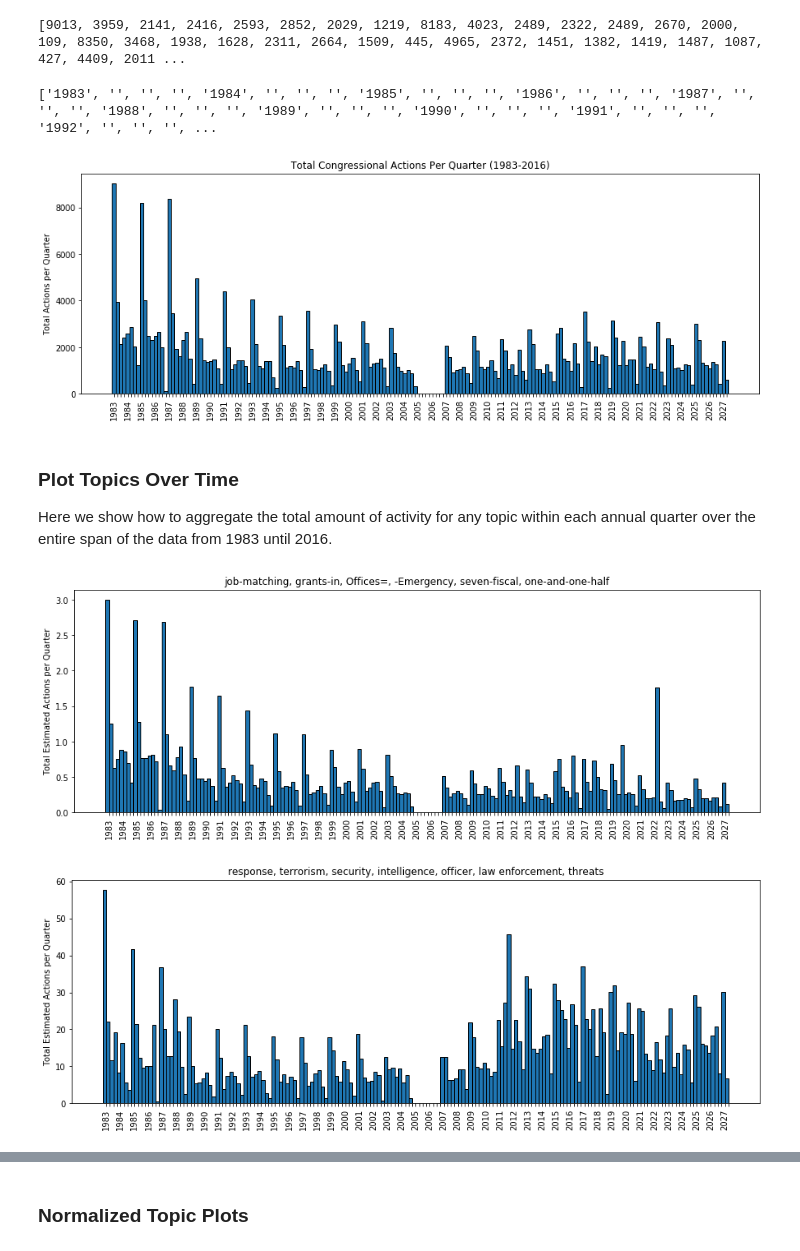
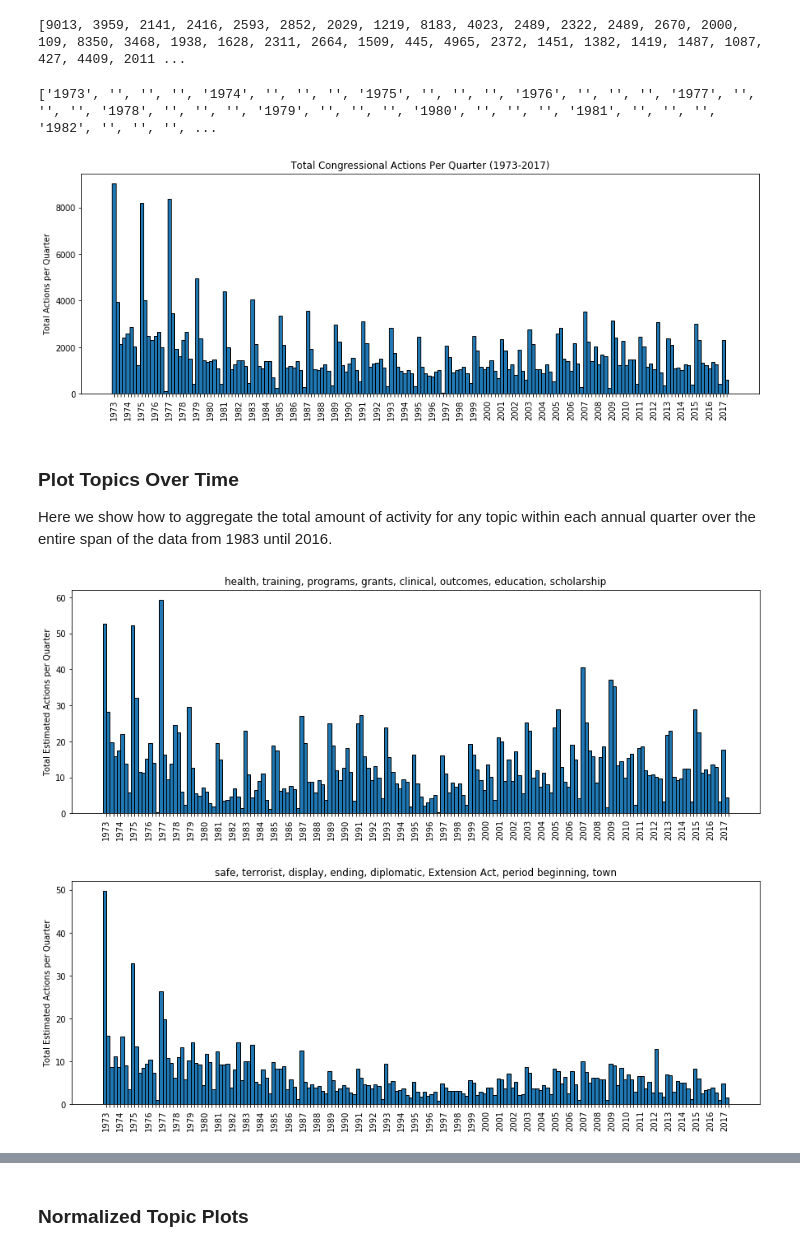
Before and after one commit to Azure-Samples/MachineLearningSamples-DocumentCollectionAnalysis, a Jupyter notebook: notebooks/5_Topic_Model_Analysis.ipynb, the cells around one changed output, grey strips where cells are left out. Saved outputs shown, nothing was run; the diff lists cells and outputs as text; code cells hidden in the pictures.

```diff
--- a/notebooks/5_Topic_Model_Analysis.ipynb
+++ b/notebooks/5_Topic_Model_Analysis.ipynb
@@ -32,7 +32,8 @@ from __future__ import print_function
 ### Load Text Data
 # %%
 # Load full TSV file including a column of text
-docsFrame = pandas.read_csv("../Data/CongressionalDataAll_Jun_2017.tsv", sep='\t')
+docsFrame = pandas.read_csv(os.path.join(os.environ['AZUREML_NATIVE_SHARE_DIRECTORY'], "CongressionalDataAll_Jun_2017.tsv"),
+                            sep='\t')
 # %%
 print(docsFrame[90:100])
 # %% [output]
@@ -171,6 +172,6 @@ plt.show()
 # %%
 # Load the topic distributions for all documents from file
-ldaDocTopicProbsFile = "../Data/CongressionalDocTopicProbs.npy"
+ldaDocTopicProbsFile = os.path.join(os.environ['AZUREML_NATIVE_SHARE_DIRECTORY'], "CongressionalDocTopicProbs.npy")
 docTopicProbs = np.load(ldaDocTopicProbsFile)
 docTopicProbs.shape
 # %% [output]
@@ -229,14 +230,14 @@ print(totalDocsPerUniqueQuarter)
 sessionQuarterLabels = []
 for i in range(0,numQuarters):
     if ( i % 4 ) == 0:
-        year = int((i/4) + 1983)
+        year = int((i/4) + 1973)
         sessionQuarterLabels.append(str(year))
     else:
         sessionQuarterLabels.append("")
 
 print (sessionQuarterLabels)
 # %% [output]
-['1983', '', '', '', '1984', '', '', '', '1985', '', '', '', '1986', '', '', '', '1987', '', '', '', '1988', '', '', '', '1989', '', '', '', '1990', '', '', '', '1991', '', '', '', '1992', '', '', '', ...
+['1973', '', '', '', '1974', '', '', '', '1975', '', '', '', '1976', '', '', '', '1977', '', '', '', '1978', '', '', '', '1979', '', '', '', '1980', '', '', '', '1981', '', '', '', '1982', '', '', '', ...
 # %%
 # Set the default figure size to be 15 in by 5 in
 from pylab import rcParams
@@ -248,12 +249,12 @@ xvalues = np.arange(len(sessionQuarterLabels))
 yvalues = totalDocsPerUniqueQuarter
 
 plt.bar(xvalues, yvalues, width=1.0, edgecolor="black")
-plt.title("Total Congressional Actions Per Quarter (1983-2016)")
+plt.title("Total Congressional Actions Per Quarter (1973-2017)")
 plt.ylabel('Total Actions per Quarter')
 plt.xticks(xvalues, xlabels, rotation=90)
 plt.show()
 # %% [output]
-[figure, old version]
+[figure, new version]
 # %% [markdown]
 ### Plot Topics Over Time
 
@@ -270,7 +271,7 @@ for docIndex in range(0,numDocs):
         topicQuarterRawCounts[topicID, quarter] += docTopicProbs[docIndex, topicID]
 # %%
 # Get the topic summaries to use as titles for each topic plot
-ldaTopicSummariesFile = "../Data/CongressionalDocTopicSummaries.tsv"
+ldaTopicSummariesFile = os.path.join(os.environ['AZUREML_NATIVE_SHARE_DIRECTORY'], "CongressionalDocTopicSummaries.tsv")
 topicSummaries = pandas.read_csv(ldaTopicSummariesFile, sep='\t')
 # %%
 # Set the default figure size to be 15 in by 5 in
@@ -289,12 +290,12 @@ def PlotTopic(topicID, topicQuarterRawCounts, ylabel, xlabels, topicSummaries):
     plt.show()
 # %%
 # Plot topic 101 (which was the top ranked topic identified in Part 4)
-PlotTopic(101, topicQuarterRawCounts, 'Total Estimated Actions per Quarter', sessionQuarterLabels, topicSummaries)
+PlotTopic(135, topicQuarterRawCounts, 'Total Estimated Actions per Quarter', sessionQuarterLabels, topicSummaries)
 # %% [output]
-[figure, old version]
+[figure, new version]
 # %%
 # Show a plot of topic 36 which was identified as the fifth highest ranked topic in Part 4.
-PlotTopic(79, topicQuarterRawCounts, 'Total Estimated Actions per Quarter', sessionQuarterLabels, topicSummaries)
+PlotTopic(151, topicQuarterRawCounts, 'Total Estimated Actions per Quarter', sessionQuarterLabels, topicSummaries)
 # %% [output]
-[figure, old version]
+[figure, new version]
 # %%
```
Also changed, not shown: parts of 10 cells of this notebook, 9 other files.
